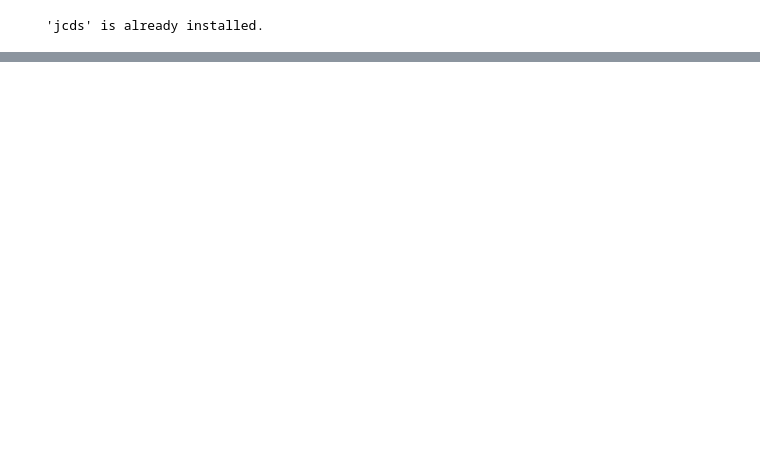
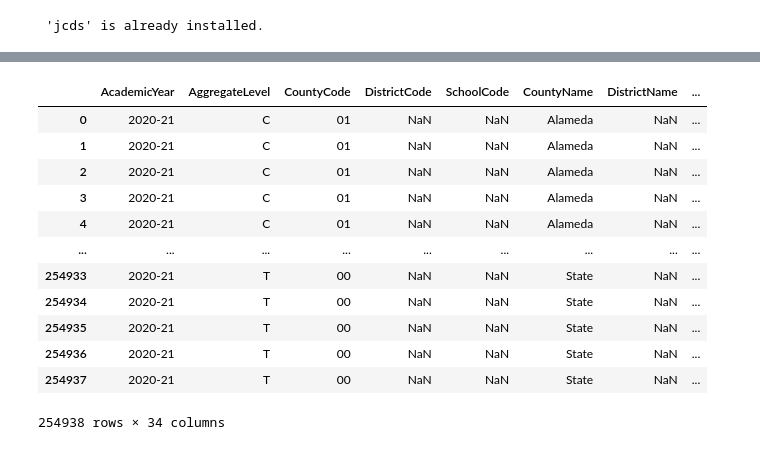
Before and after one commit to junclemente/ads599-capstone_project, a Jupyter notebook: library/01_data_preparation.ipynb, the cells around one changed output, grey strips where cells are left out. Drawn from its saved outputs; the diff is of its cells as text; code cells hidden in the pictures; blank space fills up the shorter version.

Commit message:
feat: Read dataset, filter, and save as pickle file

```diff
--- a/library/01_data_preparation.ipynb
+++ b/library/01_data_preparation.ipynb
@@ -125,0 +57,18 @@ combined_df.sample(10)
+# %%
+dataset = "acgr21.txt"
+df = pd.read_csv(ca_doe / dataset, sep="\t", dtype=str)
+df
+# %% [output]
+|  | AcademicYear | AggregateLevel | CountyCode | DistrictCode | SchoolCode | CountyName | DistrictName | ... |
+| 0 | 2020-21 | C | 01 | NaN | NaN | Alameda | NaN | ... |
+| 1 | 2020-21 | C | 01 | NaN | NaN | Alameda | NaN | ... |
+| 2 | 2020-21 | C | 01 | NaN | NaN | Alameda | NaN | ... |
+| 3 | 2020-21 | C | 01 | NaN | NaN | Alameda | NaN | ... |
+| 4 | 2020-21 | C | 01 | NaN | NaN | Alameda | NaN | ... |
+| ... | ... | ... | ... | ... | ... | ... | ... | ... |
+| 254933 | 2020-21 | T | 00 | NaN | NaN | State | NaN | ... |
+| 254934 | 2020-21 | T | 00 | NaN | NaN | State | NaN | ... |
+| 254935 | 2020-21 | T | 00 | NaN | NaN | State | NaN | ... |
+| 254936 | 2020-21 | T | 00 | NaN | NaN | State | NaN | ... |
+| 254937 | 2020-21 | T | 00 | NaN | NaN | State | NaN | ... |
+254938 rows × 34 columns
```
Also changed, not shown: parts of 19 cells of this notebook.
